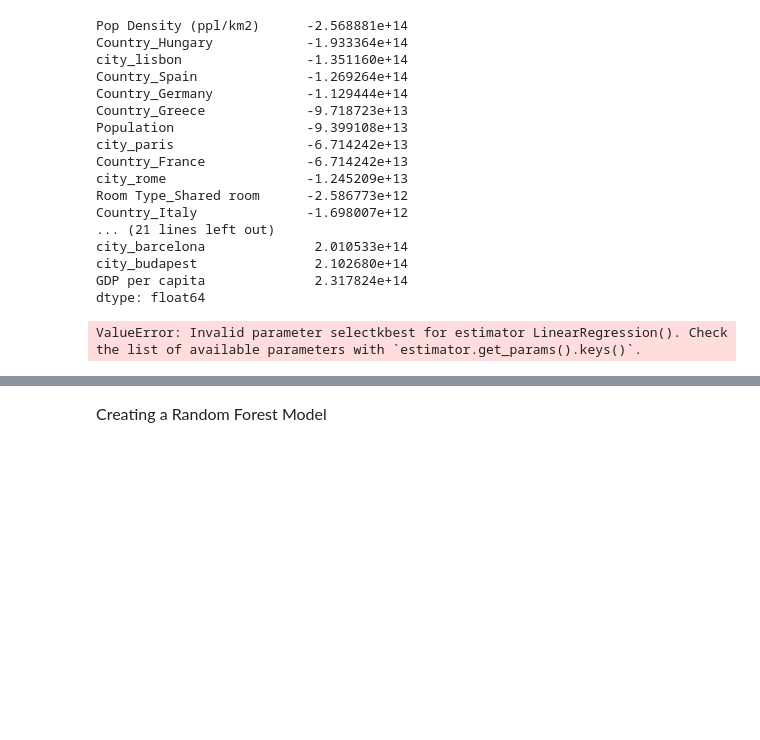
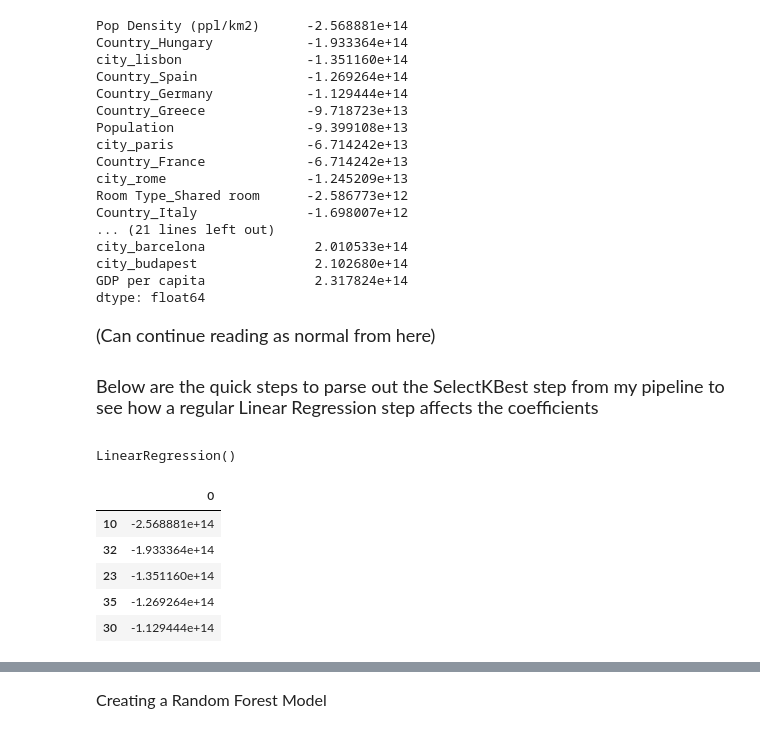
Before and after one commit to MarkL24/Springboard, a Jupyter notebook: Mark Lee Linear Regression Model Capstone - Revised.ipynb, the cells around one changed output, grey strips where cells are left out. Saved outputs shown, nothing was run; the diff lists cells and outputs as text; code cells hidden in the pictures; blank space fills up the shorter version.

```diff
--- a/Mark Lee Linear Regression Model Capstone - Revised.ipynb
+++ b/Mark Lee Linear Regression Model Capstone - Revised.ipynb
@@ -573,4 +585,0 @@ lr_grid_cv = GridSearchCV(lr, param_grid=grid_params, cv=5, n_jobs=-1)
-# %%
-lr_grid_cv.fit(x_train_scaled, y_train)
-# %% [output]
-ValueError: Invalid parameter selectkbest for estimator LinearRegression(). Check the list of available parameters with `estimator.get_params().keys()`.
@@ -581,0 +586,8 @@ cv_k = [k for k in lr_grid_cv.cv_results_['param_selectkbest__k']]
+# %% [markdown]
+<font size = '4'>
+
+(Can continue reading as normal from here)
+# %% [markdown]
+<font size = '4'>
+
+Below are the quick steps to parse out the SelectKBest step from my pipeline to see how a regular Linear Regression step affects the coefficients
@@ -581,0 +596,15 @@ cv_k = [k for k in lr_grid_cv.cv_results_['param_selectkbest__k']]
+# %%
+lr.fit(x_train_scaled, y_train)
+# %% [output]
+LinearRegression()
+# %%
+lrcoef = lr.coef_
+# %%
+pd.DataFrame(lrcoef).T.sort_values(by=0).head()
+# %% [output]
+|  | 0 |
+| 10 | -2.568881e+14 |
+| 32 | -1.933364e+14 |
+| 23 | -1.351160e+14 |
+| 35 | -1.269264e+14 |
+| 30 | -1.129444e+14 |
```
Also changed, not shown: parts of 50 cells of this notebook.
